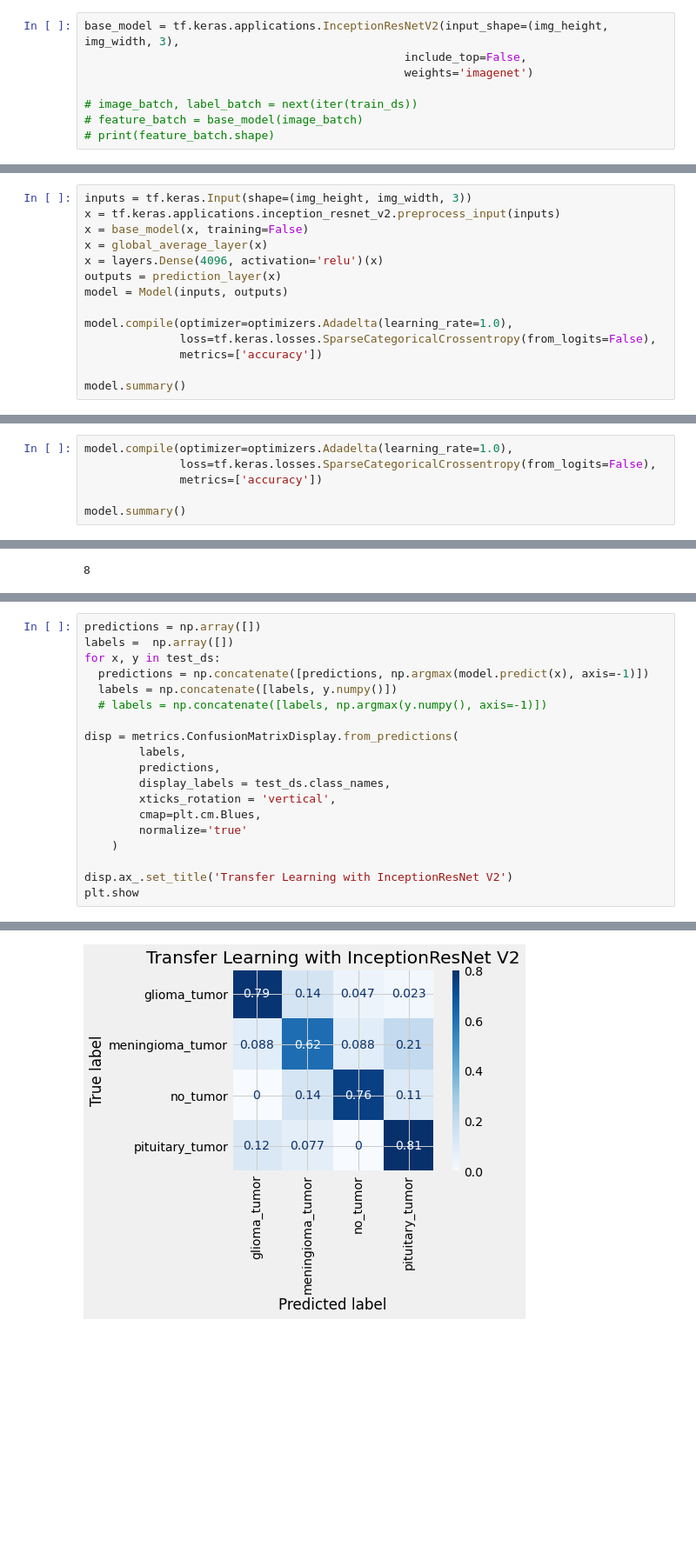
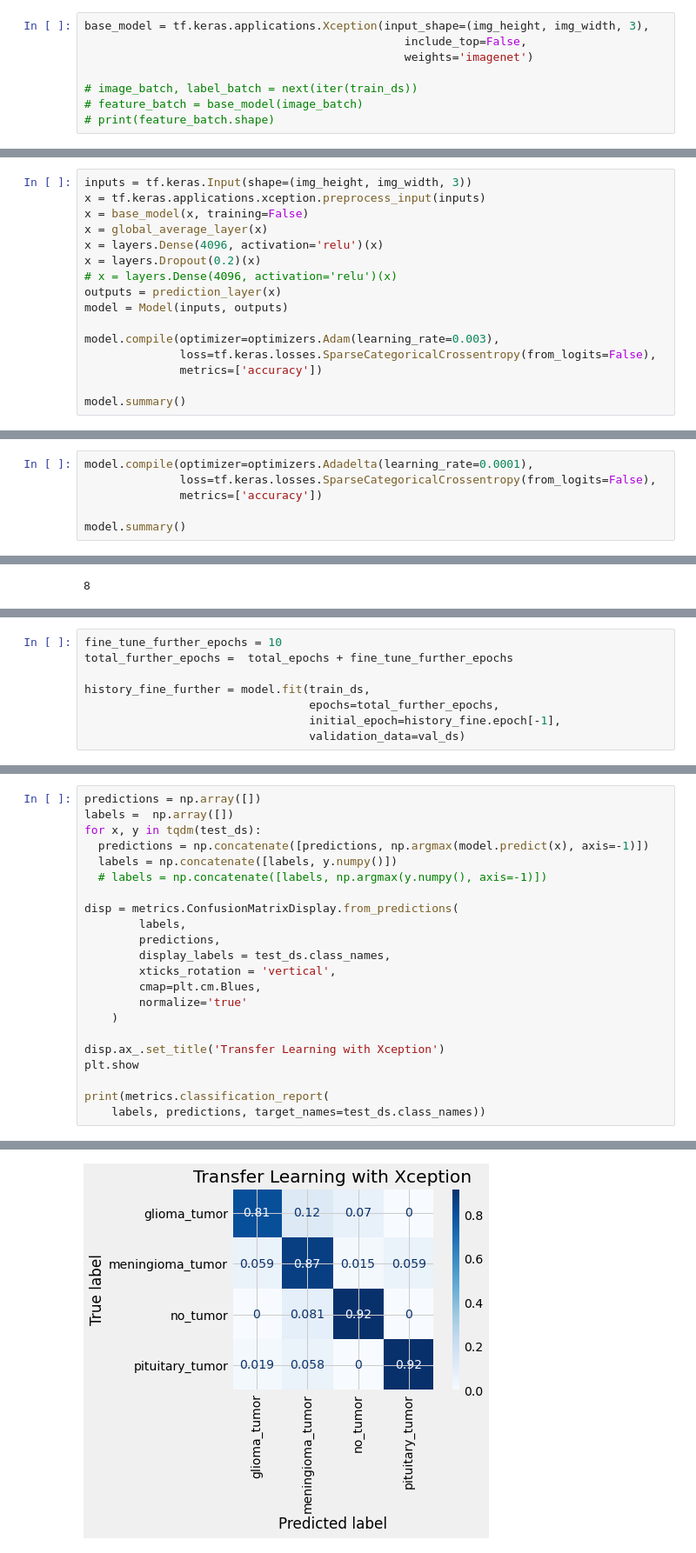
Before and after one commit to tanpinray/AMLS_22-21_SN18100138, a Jupyter notebook: Task_B_NN.ipynb, the cells around one changed output, grey strips where cells are left out. Shown at 87% size. Saved outputs shown, nothing was run; the diff lists cells and outputs as text; blank space fills up the shorter version.

```diff
--- a/Task_B_NN.ipynb
+++ b/Task_B_NN.ipynb
@@ -290,5 +257,5 @@ prediction_layer = layers.Dense(4, activation='softmax')
 # %%
-base_model = tf.keras.applications.InceptionResNetV2(input_shape=(img_height, img_width, 3),
+base_model = tf.keras.applications.Xception(input_shape=(img_height, img_width, 3),
                                                include_top=False,
                                                weights='imagenet')
 
@@ -326,13 +306,15 @@ ________________________________________________________________________________
 # %%
 inputs = tf.keras.Input(shape=(img_height, img_width, 3))
-x = tf.keras.applications.inception_resnet_v2.preprocess_input(inputs)
+x = tf.keras.applications.xception.preprocess_input(inputs)
 x = base_model(x, training=False)
 x = global_average_layer(x)
 x = layers.Dense(4096, activation='relu')(x)
+x = layers.Dropout(0.2)(x)
+# x = layers.Dense(4096, activation='relu')(x)
 outputs = prediction_layer(x)
 model = Model(inputs, outputs)
 
-model.compile(optimizer=optimizers.Adadelta(learning_rate=1.0),
+model.compile(optimizer=optimizers.Adam(learning_rate=0.003),
               loss=tf.keras.losses.SparseCategoricalCrossentropy(from_logits=False),
               metrics=['accuracy'])
 
@@ -388,7 +381,7 @@ fine_tune_at = 775
 for layer in base_model.layers[:fine_tune_at]:
   layer.trainable =  False
 # %%
-model.compile(optimizer=optimizers.Adadelta(learning_rate=1.0),
+model.compile(optimizer=optimizers.Adadelta(learning_rate=0.0001),
               loss=tf.keras.losses.SparseCategoricalCrossentropy(from_logits=False),
               metrics=['accuracy'])
 
@@ -445,0 +437,8 @@ Epoch 20/20
+# %%
+fine_tune_further_epochs = 10
+total_further_epochs =  total_epochs + fine_tune_further_epochs
+
+history_fine_further = model.fit(train_ds,
+                                 epochs=total_further_epochs,
+                                 initial_epoch=history_fine.epoch[-1],
+                                 validation_data=val_ds)
@@ -476,7 +493,7 @@ plt.show()
 # %%
 predictions = np.array([])
 labels =  np.array([])
-for x, y in test_ds:
+for x, y in tqdm(test_ds):
   predictions = np.concatenate([predictions, np.argmax(model.predict(x), axis=-1)])
   labels = np.concatenate([labels, y.numpy()])
   # labels = np.concatenate([labels, np.argmax(y.numpy(), axis=-1)])
@@ -490,6 +507,9 @@ disp = metrics.ConfusionMatrixDisplay.from_predictions(
         normalize='true'
     )
 
-disp.ax_.set_title('Transfer Learning with InceptionResNet V2')
+disp.ax_.set_title('Transfer Learning with Xception')
 plt.show
+
+print(metrics.classification_report(
+    labels, predictions, target_names=test_ds.class_names))
 # %% [output]
@@ -497 +517 @@ plt.show
-[figure, old version]
+[figure, new version]
```
Also changed, not shown: parts of 24 cells of this notebook, 3 other files.
